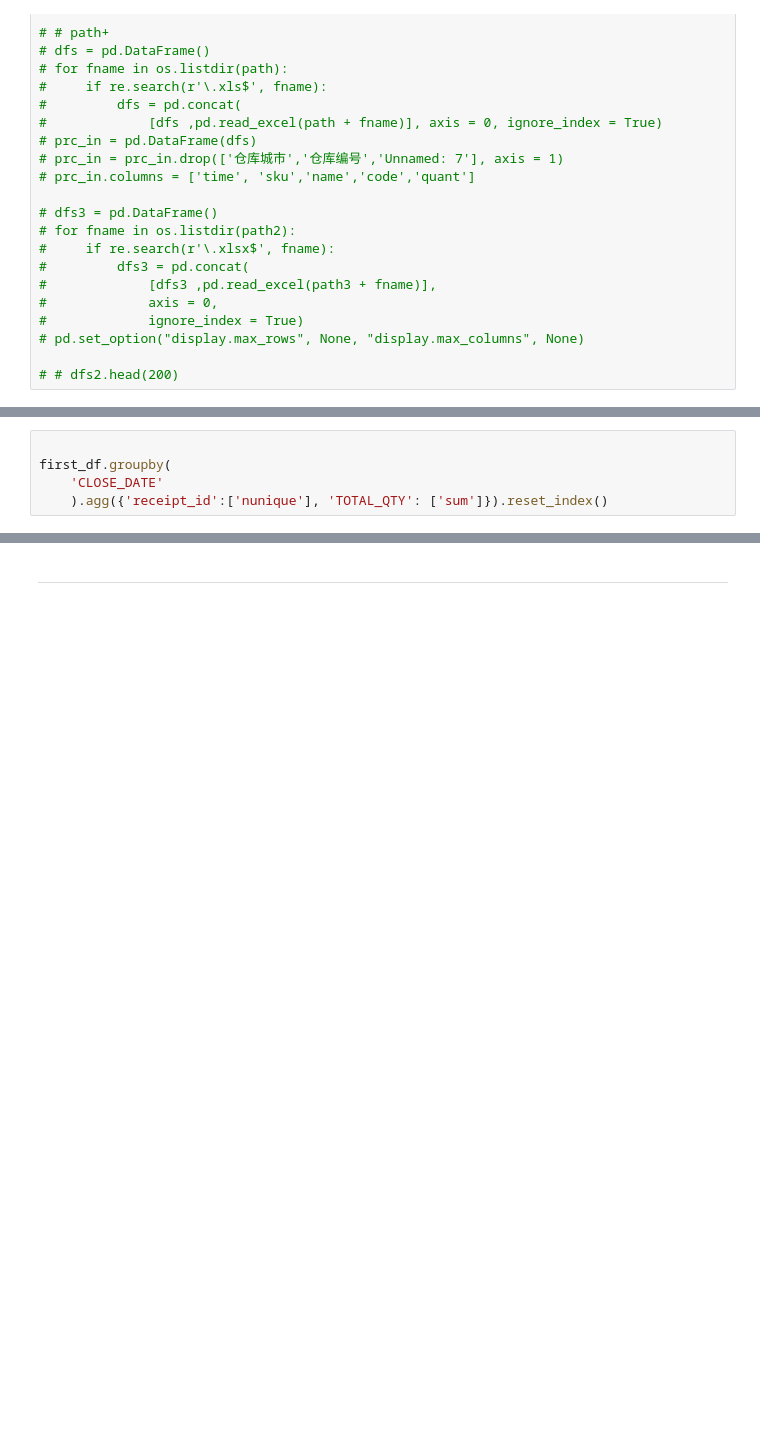
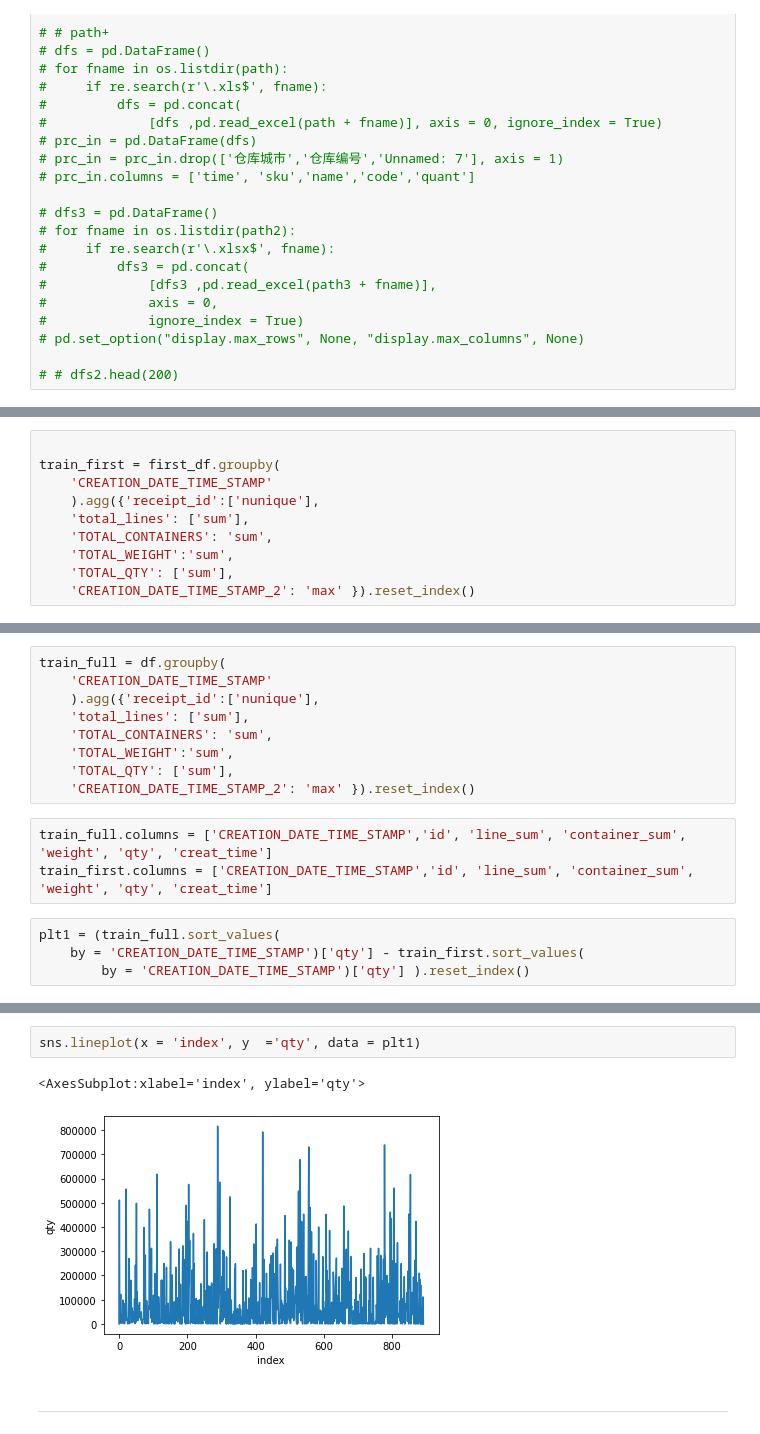
Before and after one commit to fyenne/play3_timeseries, a Jupyter notebook: hpi_out.ipynb, the cells around one changed output, grey strips where cells are left out. Saved outputs shown, nothing was run; the diff lists cells and outputs as text; blank space fills up the shorter version.

```diff
--- a/hpi_out.ipynb
+++ b/hpi_out.ipynb
@@ -111,5 +130,10 @@ first_df = first_df.merge(first_df2, how = 'inner', on = 'CLOSE_DATE')
 # %%
 
-first_df.groupby(
-    'CLOSE_DATE'
-    ).agg({'receipt_id':['nunique'], 'TOTAL_QTY': ['sum']}).reset_index()
+train_first = first_df.groupby(
+    'CREATION_DATE_TIME_STAMP'
+    ).agg({'receipt_id':['nunique'],
+    'total_lines': ['sum'],
+    'TOTAL_CONTAINERS': 'sum',
+    'TOTAL_WEIGHT':'sum',
+    'TOTAL_QTY': ['sum'],
+    'CREATION_DATE_TIME_STAMP_2': 'max' }).reset_index()
@@ -130,0 +140,16 @@ first_df.groupby(
+# %%
+train_full = df.groupby(
+    'CREATION_DATE_TIME_STAMP'
+    ).agg({'receipt_id':['nunique'],
+    'total_lines': ['sum'],
+    'TOTAL_CONTAINERS': 'sum',
+    'TOTAL_WEIGHT':'sum',
+    'TOTAL_QTY': ['sum'],
+    'CREATION_DATE_TIME_STAMP_2': 'max' }).reset_index()
+# %%
+train_full.columns = ['CREATION_DATE_TIME_STAMP','id', 'line_sum', 'container_sum', 'weight', 'qty', 'creat_time']
+train_first.columns = ['CREATION_DATE_TIME_STAMP','id', 'line_sum', 'container_sum', 'weight', 'qty', 'creat_time']
+# %%
+plt1 = (train_full.sort_values(
+    by = 'CREATION_DATE_TIME_STAMP')['qty'] - train_first.sort_values(
+        by = 'CREATION_DATE_TIME_STAMP')['qty'] ).reset_index()
@@ -131,2 +172,7 @@ first_df.groupby(
+# %%
+sns.lineplot(x = 'index', y  ='qty', data = plt1)
+# %% [output]
+<AxesSubplot:xlabel='index', ylabel='qty'>
+[figure, added]
 # %% [markdown]
 ---
```
Also changed, not shown: parts of 16 cells of this notebook.
